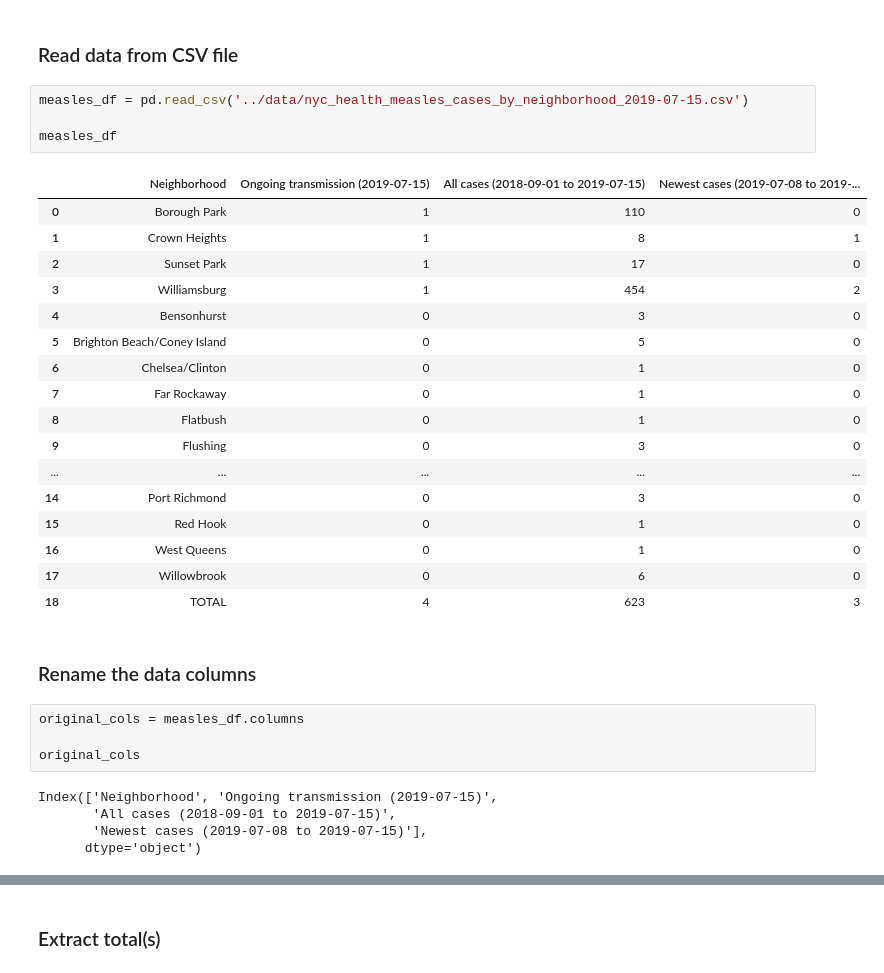
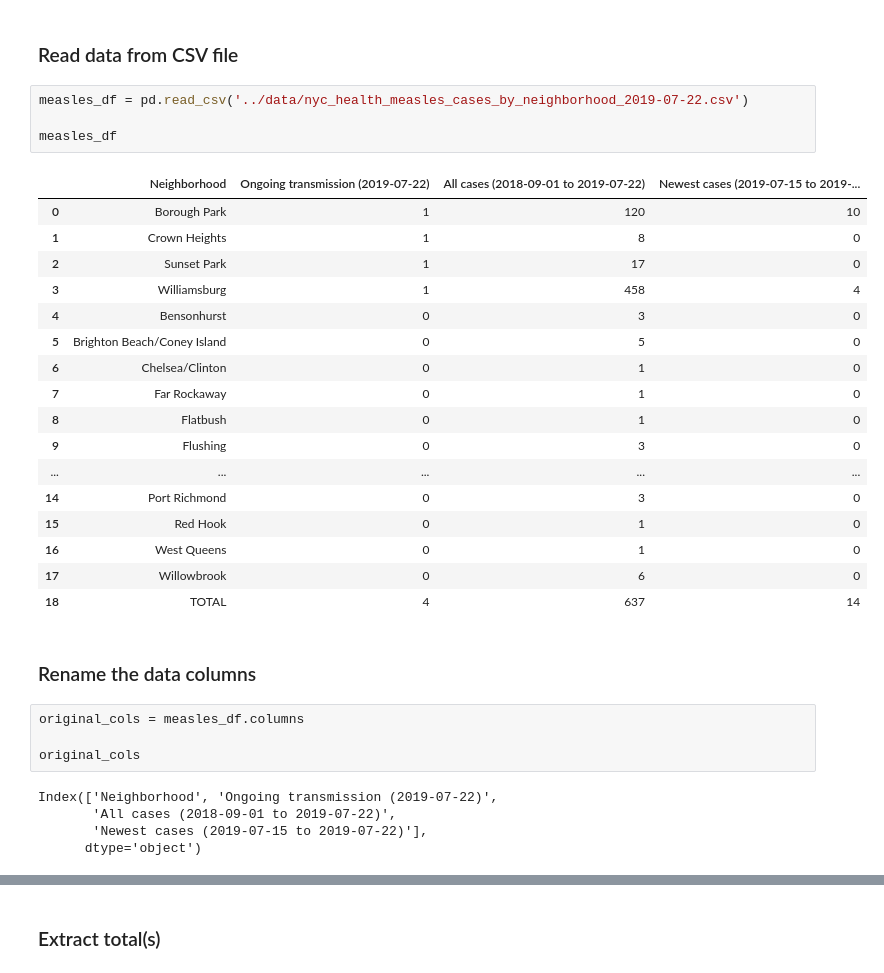
Before and after one commit to carlos-afonso/measles, a Jupyter notebook: code/nyc_measles_cases_by_neighborhood.ipynb, the cells around one changed output, grey strips where cells are left out. Cells and saved outputs as stored; diff of their text form.

Commit message:
Updates NYC measles cases by neighborhood

```diff
--- a/code/nyc_measles_cases_by_neighborhood.ipynb
+++ b/code/nyc_measles_cases_by_neighborhood.ipynb
@@ -18,15 +18,15 @@ import re
 # %% [markdown]
 ### Read data from CSV file
 # %%
-measles_df = pd.read_csv('../data/nyc_health_measles_cases_by_neighborhood_2019-07-15.csv')
+measles_df = pd.read_csv('../data/nyc_health_measles_cases_by_neighborhood_2019-07-22.csv')
 
 measles_df
 # %% [output]
-|  | Neighborhood | Ongoing transmission (2019-07-15) | All cases (2018-09-01 to 2019-07-15) | Newest cases (2019-07-08 to 2019-... |
-| 0 | Borough Park | 1 | 110 | 0 |
-| 1 | Crown Heights | 1 | 8 | 1 |
+|  | Neighborhood | Ongoing transmission (2019-07-22) | All cases (2018-09-01 to 2019-07-22) | Newest cases (2019-07-15 to 2019-... |
+| 0 | Borough Park | 1 | 120 | 10 |
+| 1 | Crown Heights | 1 | 8 | 0 |
 | 2 | Sunset Park | 1 | 17 | 0 |
-| 3 | Williamsburg | 1 | 454 | 2 |
+| 3 | Williamsburg | 1 | 458 | 4 |
 | 4 | Bensonhurst | 0 | 3 | 0 |
 | 5 | Brighton Beach/Coney Island | 0 | 5 | 0 |
 | 6 | Chelsea/Clinton | 0 | 1 | 0 |
@@ -38,7 +38,7 @@ measles_df
 | 15 | Red Hook | 0 | 1 | 0 |
 | 16 | West Queens | 0 | 1 | 0 |
 | 17 | Willowbrook | 0 | 6 | 0 |
-| 18 | TOTAL | 4 | 623 | 3 |
+| 18 | TOTAL | 4 | 637 | 14 |
 # %% [markdown]
 ### Rename the data columns
 # %%
@@ -46,9 +46,9 @@ original_cols = measles_df.columns
 
 original_cols
 # %% [output]
-Index(['Neighborhood', 'Ongoing transmission (2019-07-15)',
-       'All cases (2018-09-01 to 2019-07-15)',
-       'Newest cases (2019-07-08 to 2019-07-15)'],
+Index(['Neighborhood', 'Ongoing transmission (2019-07-22)',
+       'All cases (2018-09-01 to 2019-07-22)',
+       'Newest cases (2019-07-15 to 2019-07-22)'],
       dtype='object')
 # %%
 new_cols = ['neighborhood', 'ongoing_transmission', 'all_cases', 'new_cases']
```
Also changed, not shown: parts of 9 cells of this notebook, 4 other files.
